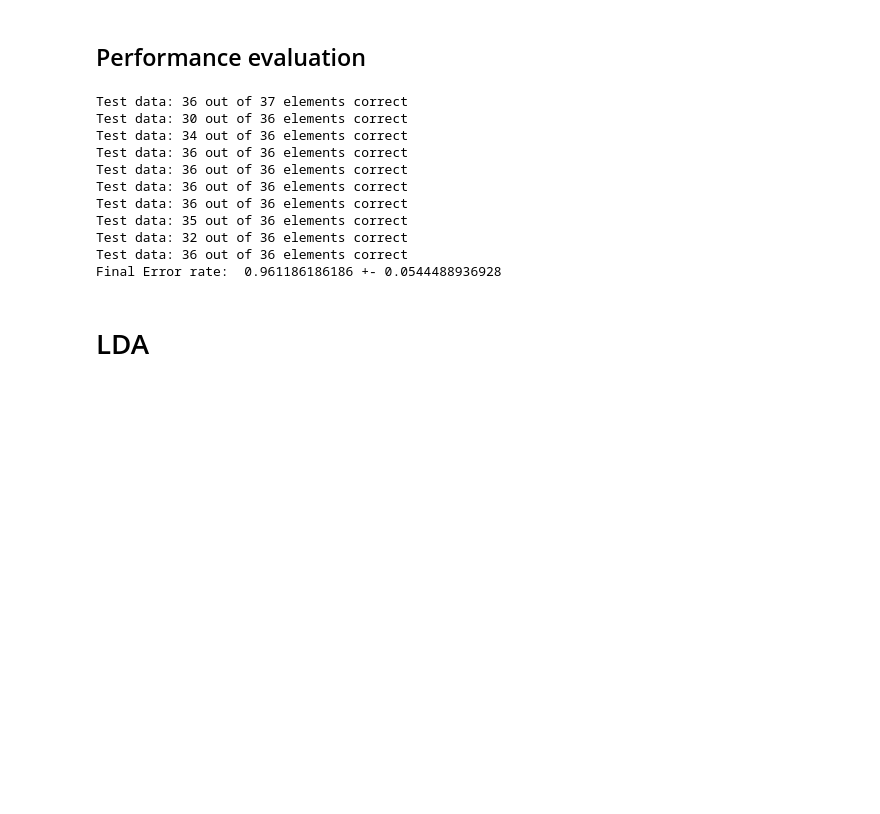
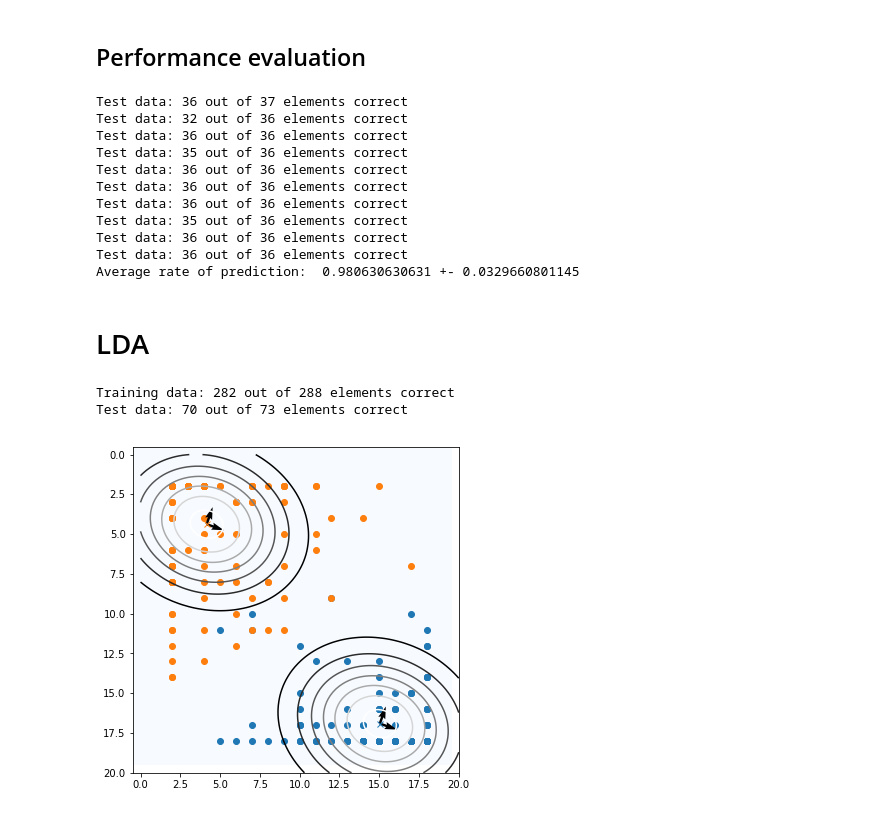
Before and after one commit to LEMUEGGE/ML-homework, a Jupyter notebook: Exercise02/qda-lda.ipynb, the cells around one changed output. Drawn from its saved outputs; the diff is of its cells as text; code cells hidden in the pictures; blank space fills up the shorter version.

```diff
--- a/Exercise02/qda-lda.ipynb
+++ b/Exercise02/qda-lda.ipynb
@@ -366,5 +361,3 @@ for i,j in zip(val,vec):
-# %%
-data_red=reduced_dim(data17)
 # %% [markdown]
 ## Performance evaluation
 # %%
@@ -386,18 +379,18 @@ for train_index, test_index in kf.split(data_red):
     correct=np.sum(predict_qda(mu,covmat,p,X_test)==y_test)
     print("Test data: %d out of %d elements correct" % (correct,len(y_test)))
     score.append(correct/len(y_test))
-print('Final Error rate: ',np.mean(score),'+-',np.std(score))
+print('Average rate of prediction: ',np.mean(score),'+-',np.std(score))
 # %% [output]
 Test data: 36 out of 37 elements correct
-Test data: 30 out of 36 elements correct
-Test data: 34 out of 36 elements correct
+Test data: 32 out of 36 elements correct
 Test data: 36 out of 36 elements correct
+Test data: 35 out of 36 elements correct
 Test data: 36 out of 36 elements correct
 Test data: 36 out of 36 elements correct
 Test data: 36 out of 36 elements correct
 Test data: 35 out of 36 elements correct
-Test data: 32 out of 36 elements correct
 Test data: 36 out of 36 elements correct
-Final Error rate:  0.961186186186 +- 0.0544488936928
+Test data: 36 out of 36 elements correct
+Average rate of prediction:  0.980630630631 +- 0.0329660801145
 # %% [markdown]
 # LDA
@@ -406,0 +445,63 @@ b=
+# %%
+### recycle filtered numbers; map labels 1 -> 0 , 7 -> 1
+X_train, X_test, y_train, y_test = \
+train_test_split(data17,target17, test_size=0.2)
+
+y_train[np.where(y_train==1)],y_train[np.where(y_train==7)] = 0, 1
+y_test[np.where(y_test==1)],y_test[np.where(y_test==7)] = 0, 1
+reduced_x_train =reduced_dim(X_train)
+reduced_x_test =reduced_dim(X_test)
+[mu, covmat] = fit_lda(reduced_x_train,y_train)
+
+print("Training data: %d out of %d elements correct" % (np.sum(predict_lda(mu,covmat,reduced_x_train)==y_train),len(y_train)))
+print("Test data: %d out of %d elements correct" % (np.sum(predict_lda(mu,covmat,reduced_x_test)==y_test),len(y_test)))
+# %% [output]
+Training data: 282 out of 288 elements correct
+Test data: 70 out of 73 elements correct
+# %%
+### adjust plots
+
+transx = 2
+transy = 2
+
+
+
+x_train_class0 = reduced_x_train[np.where(y_train==0)] #### seperate classes
+x_train_class1 = reduced_x_train[np.where(y_train==1)]
+
+
+grid = np.zeros((20,20)) ## background
+plt.imshow(grid,cmap="Blues",aspect=1)
+
+
+plt.scatter(x_train_class0[:,0]+transx,x_train_class0[:,1]+transy, ) ## training data
+plt.scatter(x_train_class1[:,0]+transx,x_train_class1[:,1]+transy)
+
+plt.plot(mu[0,0]+transx,mu[0,1]+transy,'x') ## means
+plt.plot(mu[1,0]+transx,mu[1,1]+transy,'x')
+
+
+
+#### bivariat gaussians
+x = np.linspace(0,20,100)
+y = np.linspace(0,20,100)
+x,y = np.meshgrid(x,y)
+pos = np.empty(x.shape + (2,))
+pos[:, :, 0] = x
+pos[:, :, 1] = y
+from scipy.stats import multivariate_normal
+var = multivariate_normal(mean=mu[0]+[transx,transy], cov=covmat)
+plt.contour(x,y,var.pdf(pos))
+var = multivariate_normal(mean=mu[1]+[transx,transy], cov=covmat)
+plt.contour(x,y,var.pdf(pos))
+
+
+
+######## eigenvalue /vector decomposition
+
+val, vec = np.linalg.eig(covmat)
+for i,j in zip(val,vec):
+    plt.quiver(mu[0,0]+transx,mu[0,1]+transy,np.sqrt(i)*j[0],np.sqrt(i)*j[1])
+    plt.quiver(mu[1,0]+transx,mu[1,1]+transy,np.sqrt(i)*j[0],np.sqrt(i)*j[1])
+# %% [output]
+[figure, added]
```
Also changed, not shown: parts of 13 cells of this notebook.
